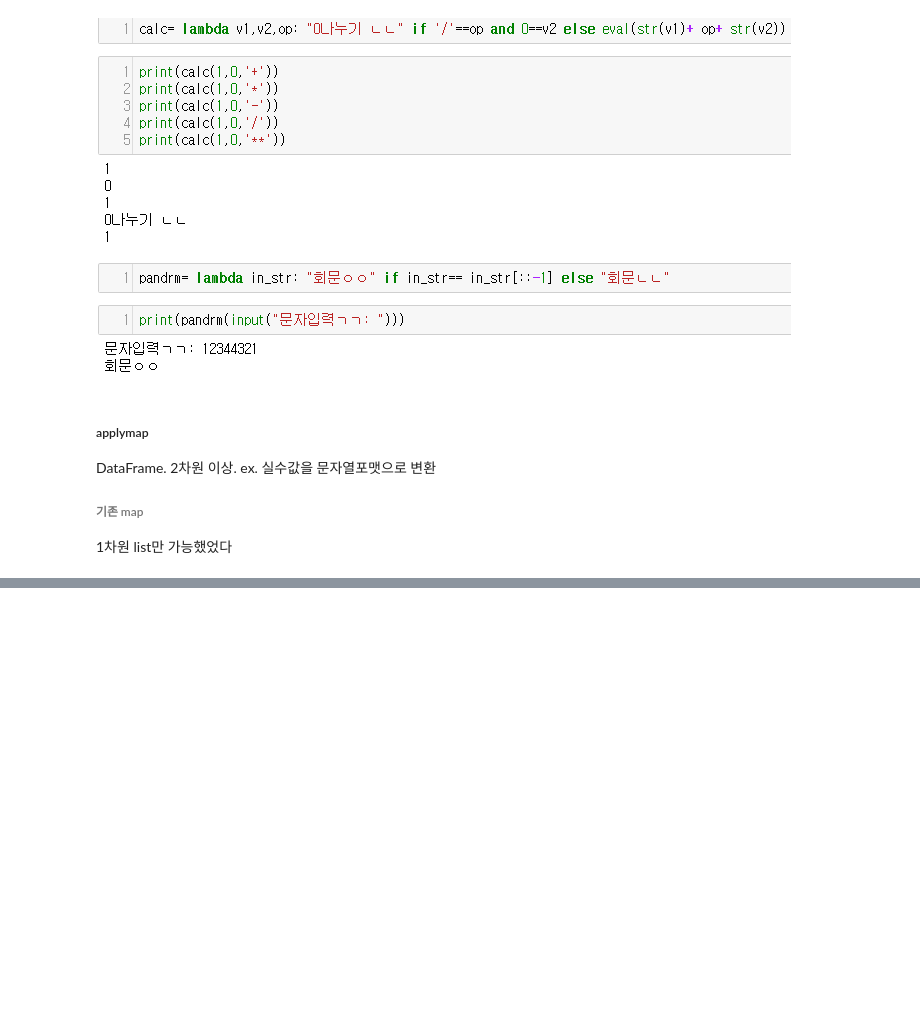
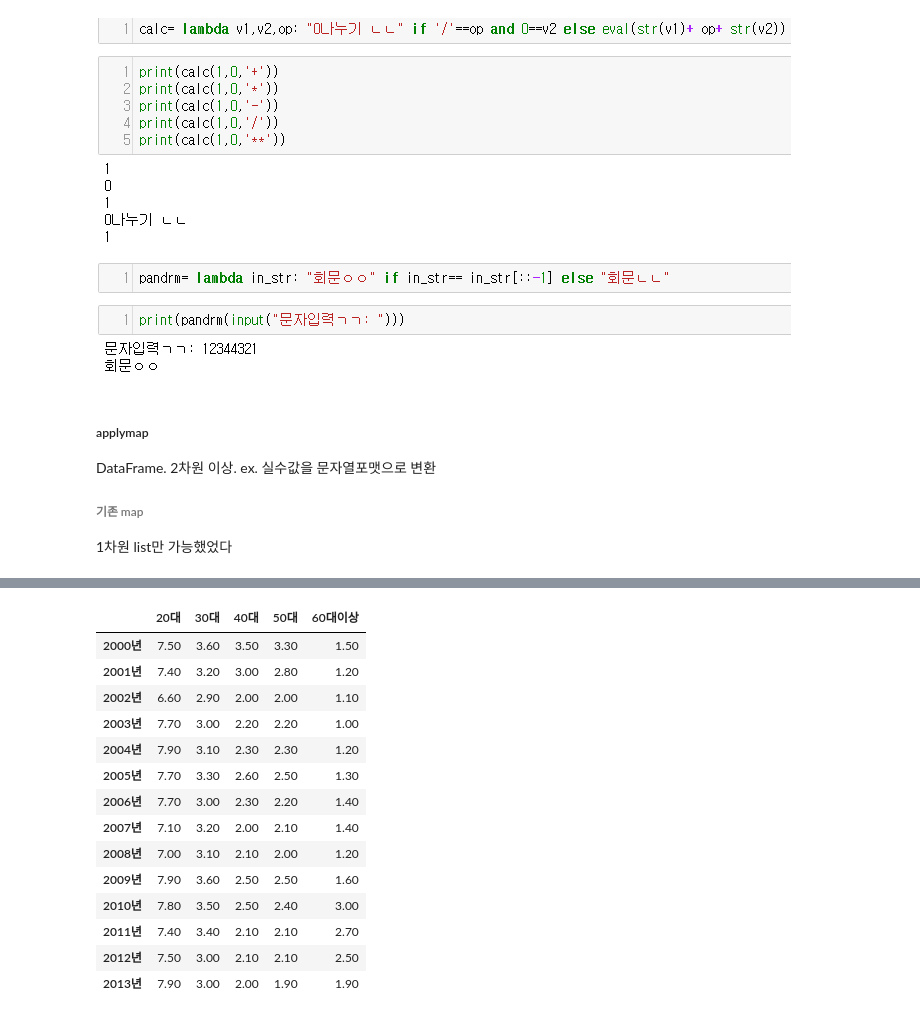
Before and after one commit to firstock/dataAnal_py_basic, a Jupyter notebook: popularPkg/XXpandas_is_unique_reindex_fill_select_sort_rank.ipynb, the cells around one changed output, grey strips where cells are left out. Drawn from its saved outputs; the diff is of its cells as text; code cells hidden in the pictures; blank space fills up the shorter version.

```diff
--- a/popularPkg/XXpandas_is_unique_reindex_fill_select_sort_rank.ipynb
+++ b/popularPkg/XXpandas_is_unique_reindex_fill_select_sort_rank.ipynb
@@ -101,0 +233,22 @@ DataFrame. 2차원 이상. ex. 실수값을 문자열포맷으로 변환
+# %%
+# 인자를 소수점이하 2자리로 반환
+fmt00= lambda x: '%.2f'%x
+# %%
+# applymap: DataFrame용
+df.applymap(fmt00)
+# %% [output]
+|  | 20대 | 30대 | 40대 | 50대 | 60대이상 |
+| 2000년 | 7.50 | 3.60 | 3.50 | 3.30 | 1.50 |
+| 2001년 | 7.40 | 3.20 | 3.00 | 2.80 | 1.20 |
+| 2002년 | 6.60 | 2.90 | 2.00 | 2.00 | 1.10 |
+| 2003년 | 7.70 | 3.00 | 2.20 | 2.20 | 1.00 |
+| 2004년 | 7.90 | 3.10 | 2.30 | 2.30 | 1.20 |
+| 2005년 | 7.70 | 3.30 | 2.60 | 2.50 | 1.30 |
+| 2006년 | 7.70 | 3.00 | 2.30 | 2.20 | 1.40 |
+| 2007년 | 7.10 | 3.20 | 2.00 | 2.10 | 1.40 |
+| 2008년 | 7.00 | 3.10 | 2.10 | 2.00 | 1.20 |
+| 2009년 | 7.90 | 3.60 | 2.50 | 2.50 | 1.60 |
+| 2010년 | 7.80 | 3.50 | 2.50 | 2.40 | 3.00 |
+| 2011년 | 7.40 | 3.40 | 2.10 | 2.10 | 2.70 |
+| 2012년 | 7.50 | 3.00 | 2.10 | 2.10 | 2.50 |
+| 2013년 | 7.90 | 3.00 | 2.00 | 1.90 | 1.90 |
```
Also changed, not shown: parts of 25 cells of this notebook.
